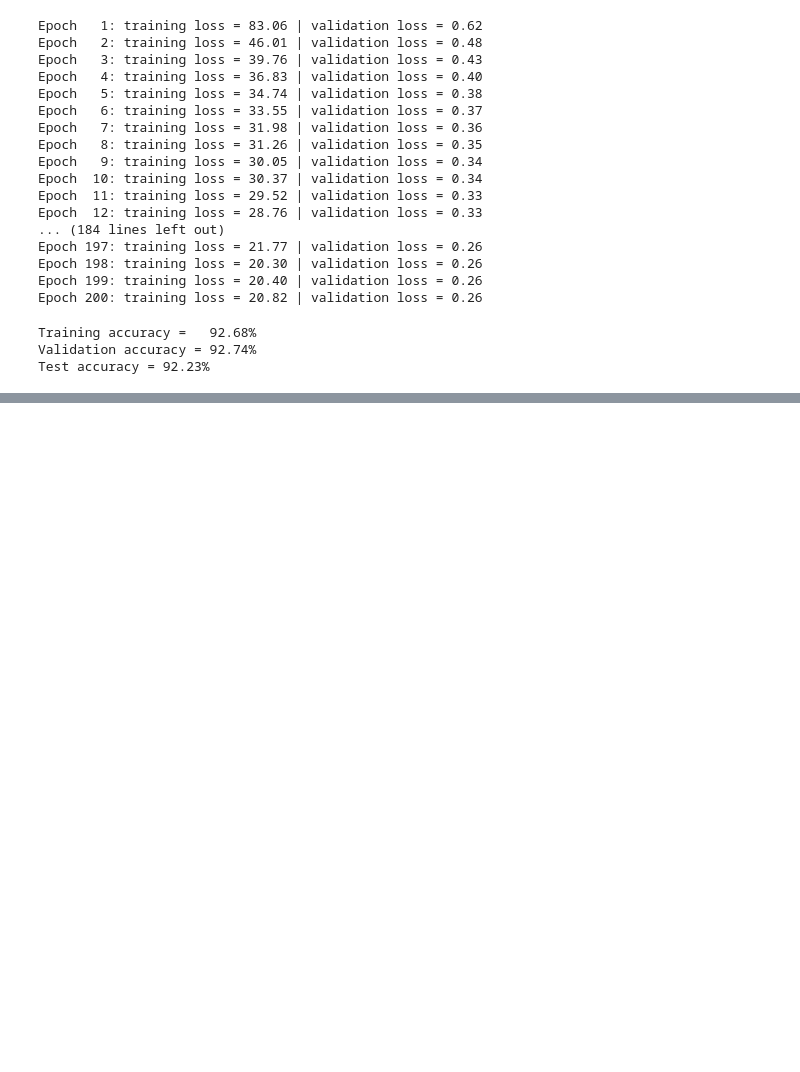
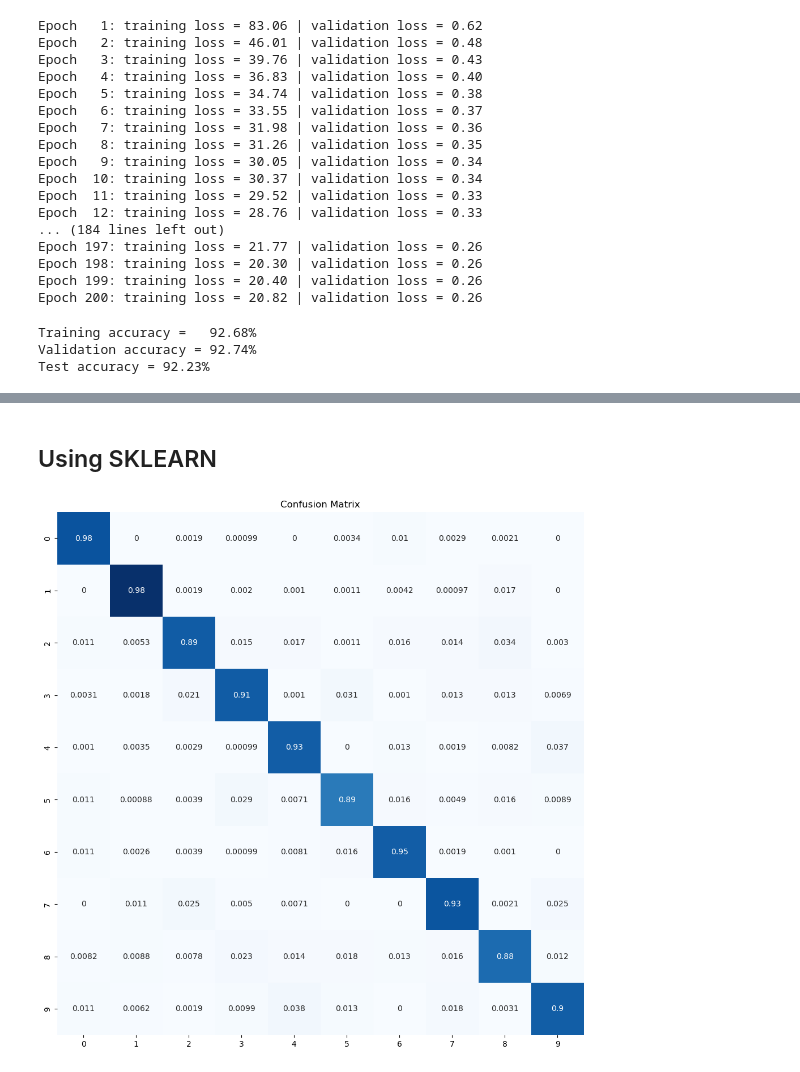
Before and after one commit to MORTAZAD66/ML_Practice, a Jupyter notebook: NN/NN-Demo.ipynb, the cells around one changed output, grey strips where cells are left out. Saved outputs shown, nothing was run; the diff lists cells and outputs as text; code cells hidden in the pictures; blank space fills up the shorter version.

```diff
--- a/NN/NN-Demo.ipynb
+++ b/NN/NN-Demo.ipynb
@@ -229,0 +427,11 @@ Test accuracy = 92.23%
+# %% [markdown]
+## Using SKLEARN
+# %%
+
+from sklearn.neural_network import MLPClassifier
+model = MLPClassifier(hidden_layer_sizes=(20,), solver='sgd', learning_rate='adaptive',alpha=1.0, max_iter=40)
+model.fit(X_train, y_train)
+y_pred = model.predict(X_test)
+plot_confusion_matrix(y_test, y_pred, normalize=True)
+# %% [output]
+[figure, added]
```
Also changed, not shown: parts of 10 cells of this notebook.
